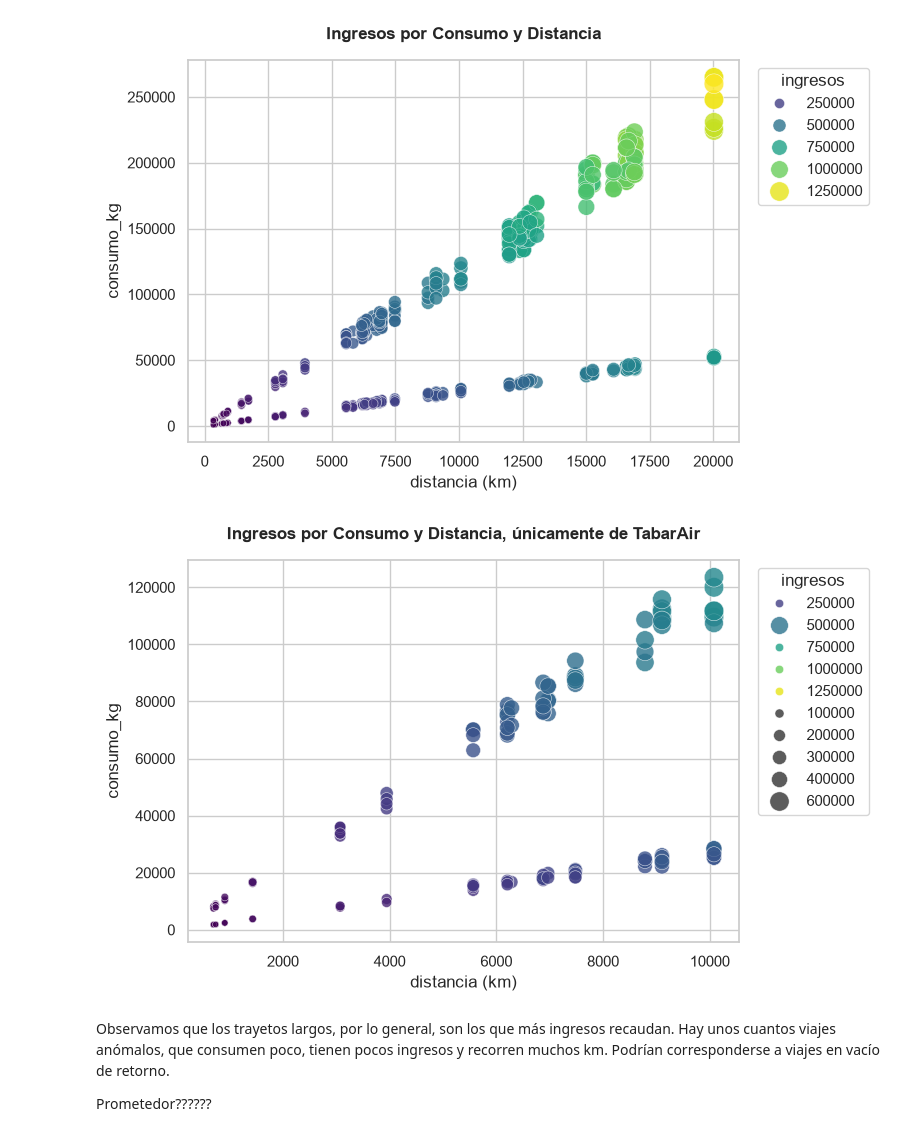
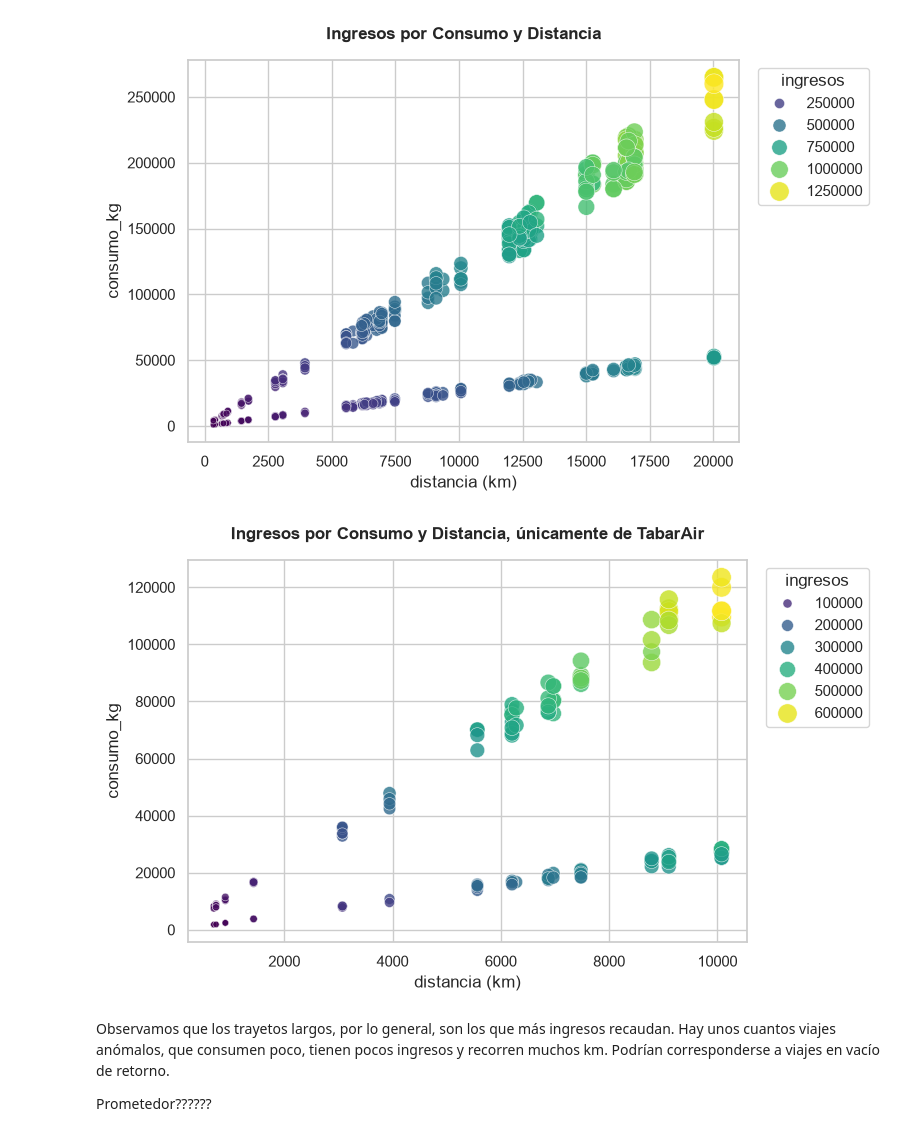
Before and after one commit to jaimeMatea/ONLINE_DS_THEBRIDGE_JaimeMateaPolo, a Jupyter notebook: 2_Analytics/4-Mates para DS/Ejercicios/Practica_Multivariante.ipynb, the cells around one changed output. Cells and saved outputs as stored; diff of their text form; code cells hidden in the pictures.

```diff
--- a/2_Analytics/4-Mates para DS/Ejercicios/Practica_Multivariante.ipynb
+++ b/2_Analytics/4-Mates para DS/Ejercicios/Practica_Multivariante.ipynb
@@ -661,19 +661,20 @@ plt.show()
 # %%
 sns.set_theme(style="whitegrid")
 plt.figure(figsize=(8, 5))
 
 sns.scatterplot(data=df_viajes, x=df_viajes.loc[df_viajes["aircompany"]=="TabarAir","distancia"], y=df_viajes.loc[df_viajes["aircompany"]=="TabarAir","consumo_kg"],
-                 hue="ingresos", size=df_viajes.loc[df_viajes["aircompany"]=="TabarAir","ingresos"], sizes=(20, 200), palette="viridis", alpha=0.8)
+                hue=df_viajes.loc[df_viajes["aircompany"]=="TabarAir","ingresos"],
+                size=df_viajes.loc[df_viajes["aircompany"]=="TabarAir","ingresos"], sizes=(20, 200), palette="viridis", alpha=0.8)
 
 plt.title('Ingresos por Consumo y Distancia, únicamente de TabarAir', fontsize=12, pad=15, fontweight='bold')
 plt.xlabel('distancia (km)')
 plt.ylabel('consumo_kg')
 plt.legend(title="ingresos", loc='upper left', bbox_to_anchor=(1.02, 1))
 
 plt.tight_layout()
 plt.show()
 # %% [output]
-[figure, old version]
+[figure, new version]
 # %% [markdown]
 Observamos que los trayetos largos, por lo general, son los que más ingresos recaudan. Hay unos cuantos viajes anómalos, que consumen poco, tienen pocos ingresos y recorren muchos km. Podrían corresponderse a viajes en vacío de retorno.
 
```
Also changed, not shown: parts of 3 cells of this notebook.
